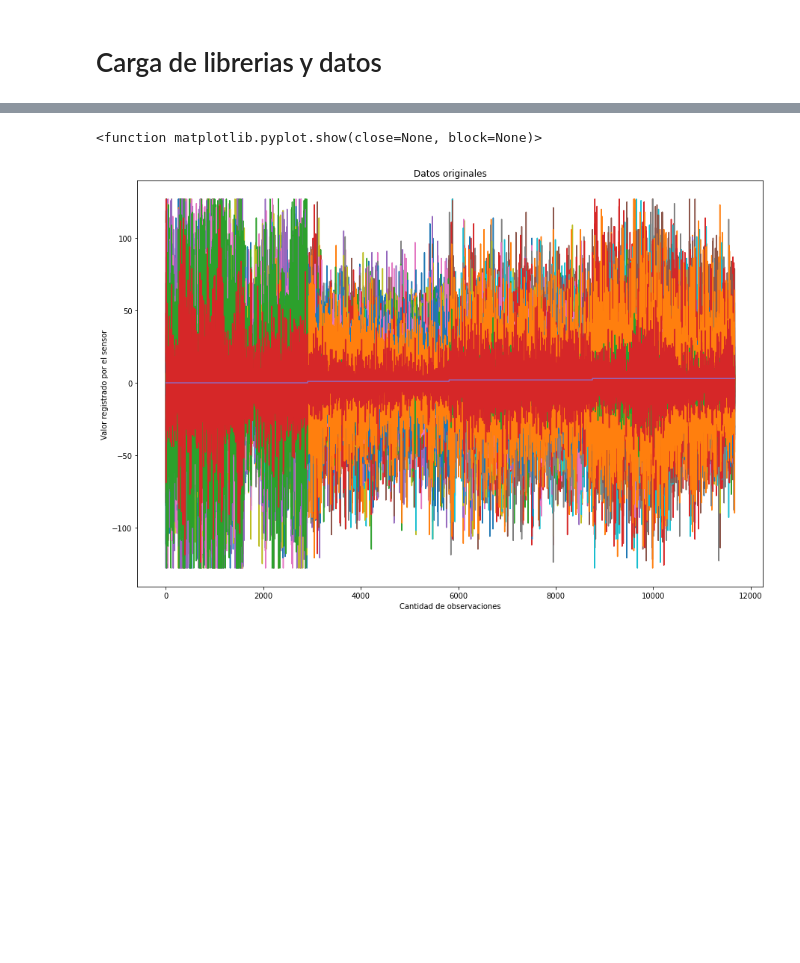
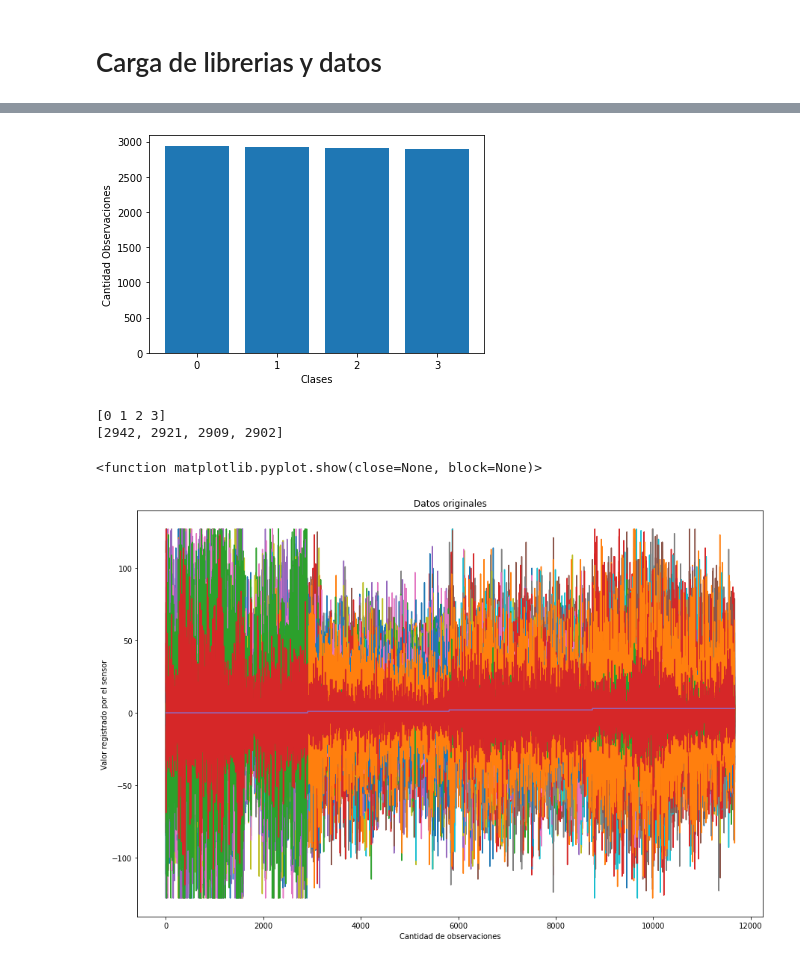
Before and after one commit to jmrmontano/Javeriana_RP_RegresionLineal_Multiple, a Jupyter notebook: datalab/SVM poly.ipynb, the cells around one changed output, grey strips where cells are left out. Cells and saved outputs as stored; diff of their text form; code cells hidden in the pictures; blank space fills up the shorter version.

Commit message:
Cod: actualizacion SVM, Lineal y preparacion datos

```diff
--- a/datalab/Codigo1.ipynb
+++ b/datalab/SVM poly.ipynb
@@ -54,0 +63,20 @@ Validación para escalar, normalizar o estandarizar
+# %%
+# Validacion balanceo entre clases. Por la cantidad de los datos se excluyen procesos de balanceo para este ejercicio.
+
+x_values = df['GESTURE_CLASS'].unique()
+y_values = df['GESTURE_CLASS'].value_counts().tolist()
+
+plt.bar(x_values, y_values)
+ax = plt.subplot()
+ax.set_xticks(x_values)
+ax.set_xticklabels(x_values)
+ax.set_xlabel('Clases')
+ax.set_ylabel('Cantidad Observaciones')
+plt.show()
+
+print(x_values)
+print(y_values)
+# %% [output]
+[figure, added]
+[0 1 2 3]
+[2942, 2921, 2909, 2902]
```
Also changed, not shown: parts of 28 cells of this notebook, 2 other files.
